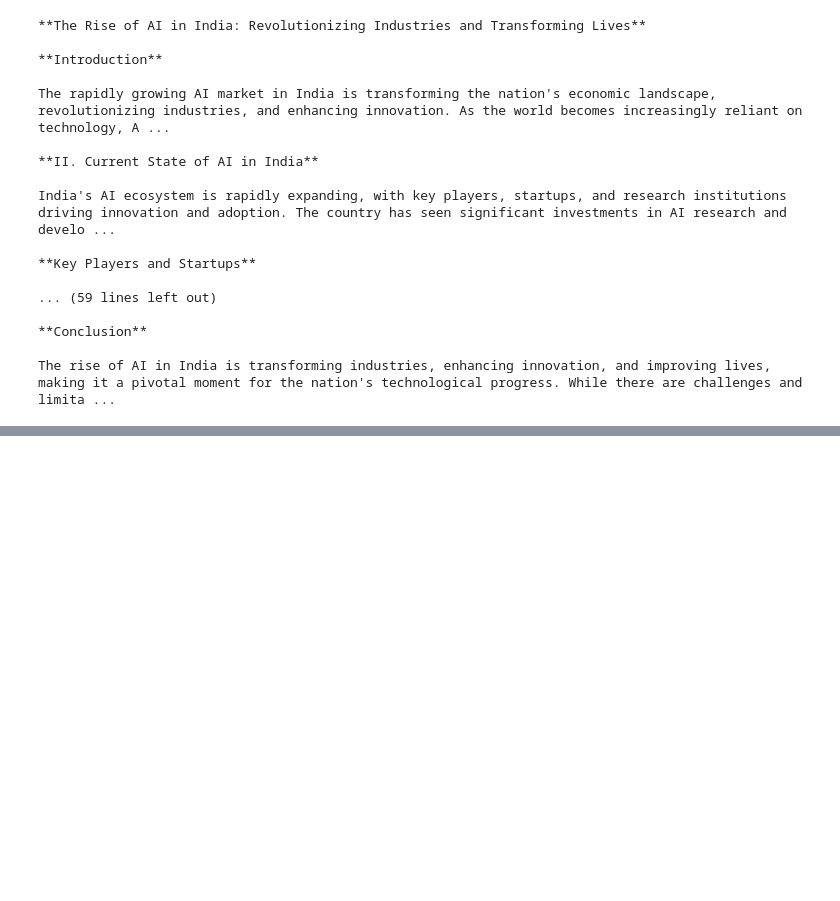
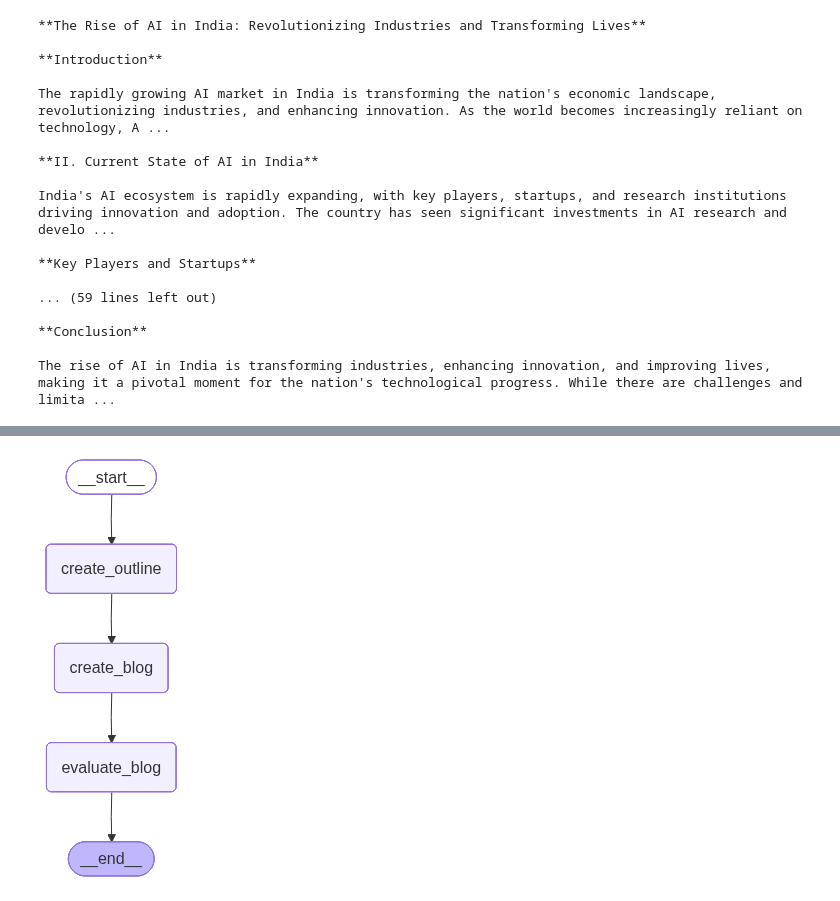
Before and after one commit to SakshiIshwe0604/LangGraph_Practice, a Jupyter notebook: 3_prompt_chaining.ipynb, the cells around one changed output, grey strips where cells are left out. Cells and saved outputs as stored; diff of their text form; code cells hidden in the pictures; blank space fills up the shorter version.

```diff
--- a/3_prompt_chaining.ipynb
+++ b/3_prompt_chaining.ipynb
@@ -21,6 +21,8 @@ class BlogState(TypedDict):
     title: str
     outline: str
     content: str
+    evaluation: str      # ← new
+    final_blog: str
 # %%
 def create_outline(state: BlogState) -> BlogState:
 
@@ -48,6 +50,29 @@ def create_blog(state: BlogState) -> BlogState:
     state['content'] = content
 
     return state
+# %%
+def evaluate_blog(state: BlogState) -> BlogState:
+    content = state['content']
+
+    prompt = f"""Evaluate the following blog on these 4 parameters and give a score out of 10 for each:
+
+    1. Grammar & Language Quality
+    2. Structure & Flow (intro, body, conclusion)
+    3. Content Depth & Accuracy
+    4. SEO & Readability
+
+    Also give:
+    - Overall Score (out of 10)
+    - Top 3 improvements needed
+    - Improved version of the blog
+
+    Blog:
+    {content}
+    """
+
+    evaluation = model.invoke(prompt).content
+    state['evaluation'] = evaluation
+    return state
 # %%
 graph = StateGraph(BlogState)
 
@@ -112,0 +180,5 @@ The rise of AI in India is transforming industries, enhancing innovation, and im
+# %%
+from IPython.display import Image
+Image(workflow.get_graph().draw_mermaid_png())
+# %% [output]
+[figure, added]
```
Also changed, not shown: parts of 4 cells of this notebook, 1 other file.
